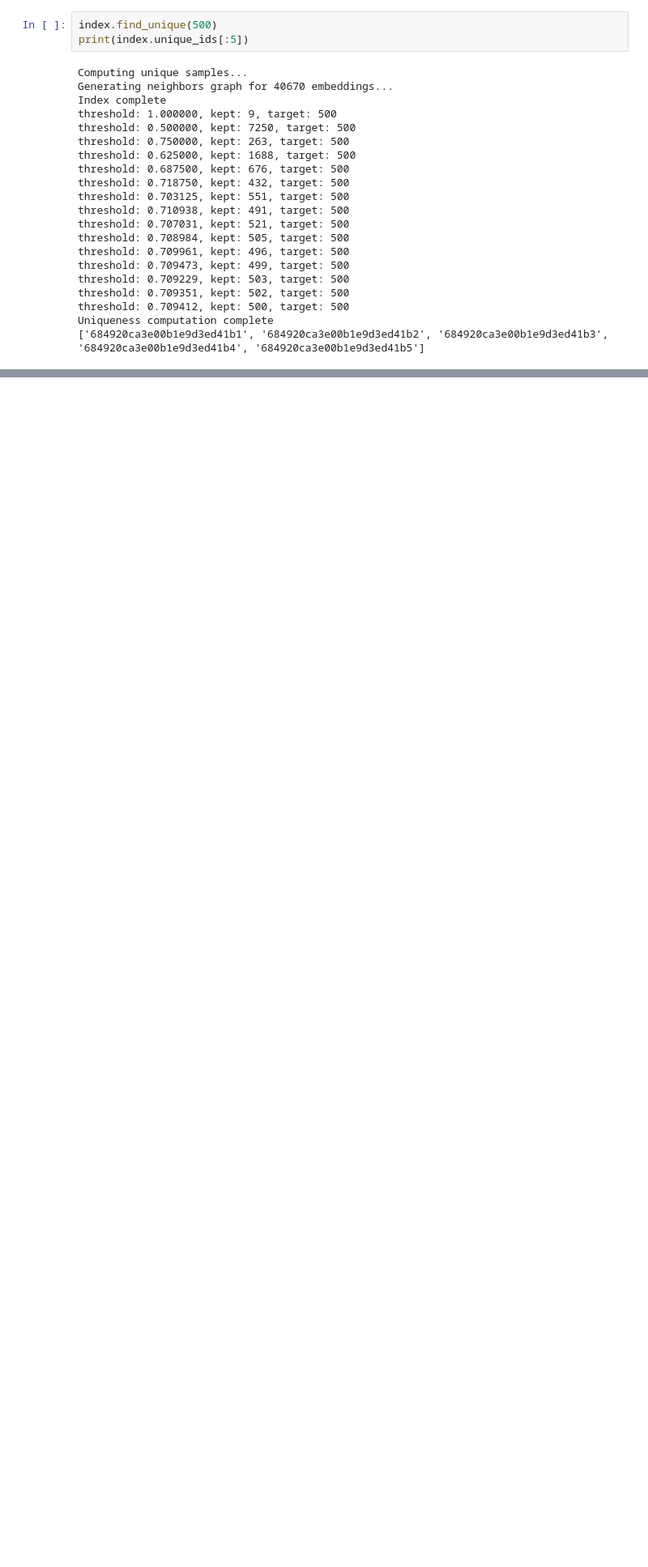
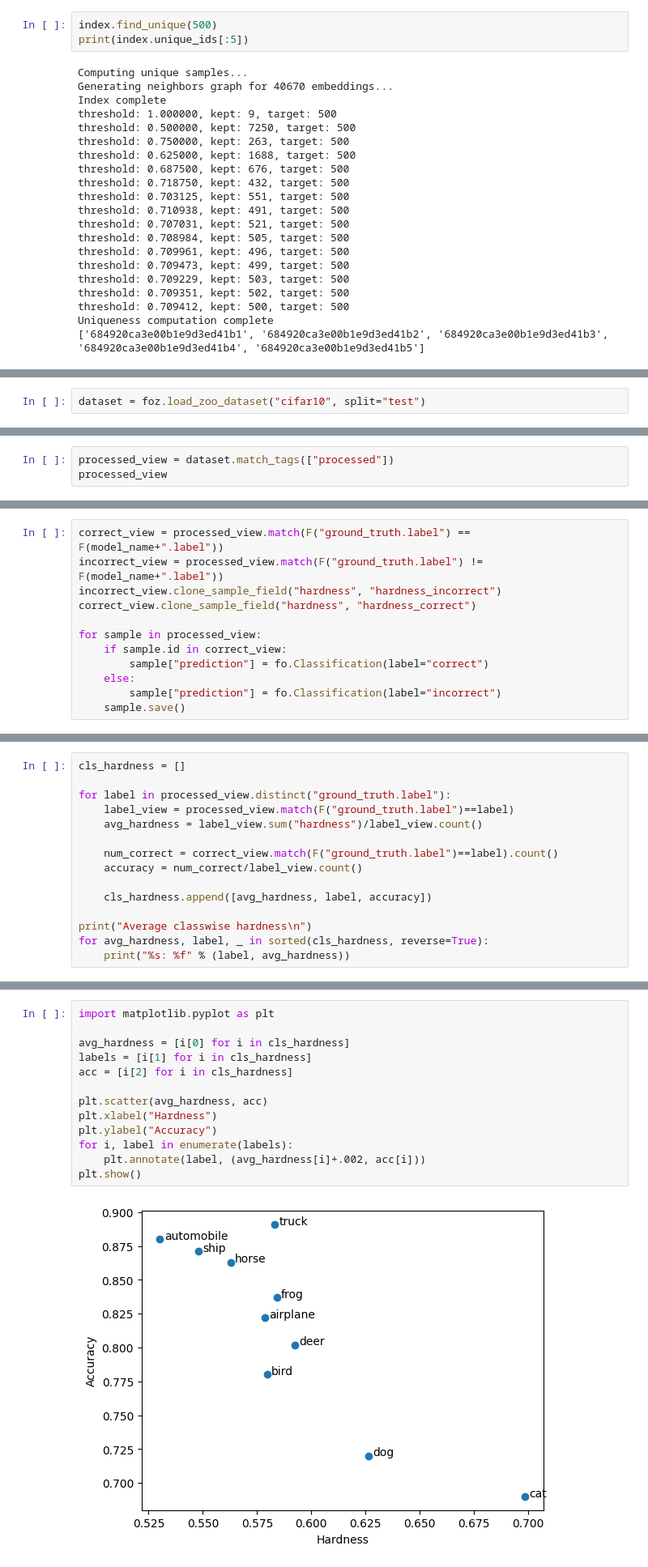
Before and after one commit to ethicsense/datadrift_app_engine, a Jupyter notebook: notebooks/FiftyOne_test.ipynb, the cells around one changed output, grey strips where cells are left out. Shown at 81% size. Cells and saved outputs as stored; diff of their text form; blank space fills up the shorter version.

Commit message:
[ethicsense] fiftyone brain test done

```diff
--- a/notebooks/FiftyOne_test.ipynb
+++ b/notebooks/FiftyOne_test.ipynb
@@ -230,0 +300,2 @@ Wed Jun 11 18:17:06 2025 Finished embedding
+# %%
+dataset = foz.load_zoo_dataset("cifar10", split="test")
@@ -230,0 +410,3 @@ Wed Jun 11 18:17:06 2025 Finished embedding
+# %%
+processed_view = dataset.match_tags(["processed"])
+processed_view
@@ -230,0 +439,12 @@ Wed Jun 11 18:17:06 2025 Finished embedding
+# %%
+correct_view = processed_view.match(F("ground_truth.label") == F(model_name+".label"))
+incorrect_view = processed_view.match(F("ground_truth.label") != F(model_name+".label"))
+incorrect_view.clone_sample_field("hardness", "hardness_incorrect")
+correct_view.clone_sample_field("hardness", "hardness_correct")
+
+for sample in processed_view:
+    if sample.id in correct_view:
+        sample["prediction"] = fo.Classification(label="correct")
+    else:
+        sample["prediction"] = fo.Classification(label="incorrect")
+    sample.save()
@@ -230,0 +455,15 @@ Wed Jun 11 18:17:06 2025 Finished embedding
+# %%
+cls_hardness = []
+
+for label in processed_view.distinct("ground_truth.label"):
+    label_view = processed_view.match(F("ground_truth.label")==label)
+    avg_hardness = label_view.sum("hardness")/label_view.count()
+
+    num_correct = correct_view.match(F("ground_truth.label")==label).count()
+    accuracy = num_correct/label_view.count()
+
+    cls_hardness.append([avg_hardness, label, accuracy])
+
+print("Average classwise hardness\n")
+for avg_hardness, label, _ in sorted(cls_hardness, reverse=True):
+    print("%s: %f" % (label, avg_hardness))
@@ -230,0 +483,15 @@ Wed Jun 11 18:17:06 2025 Finished embedding
+# %%
+import matplotlib.pyplot as plt
+
+avg_hardness = [i[0] for i in cls_hardness]
+labels = [i[1] for i in cls_hardness]
+acc = [i[2] for i in cls_hardness]
+
+plt.scatter(avg_hardness, acc)
+plt.xlabel("Hardness")
+plt.ylabel("Accuracy")
+for i, label in enumerate(labels):
+    plt.annotate(label, (avg_hardness[i]+.002, acc[i]))
+plt.show()
+# %% [output]
+[figure, added]
```
Also changed, not shown: parts of 24 cells of this notebook, 1 other file.
